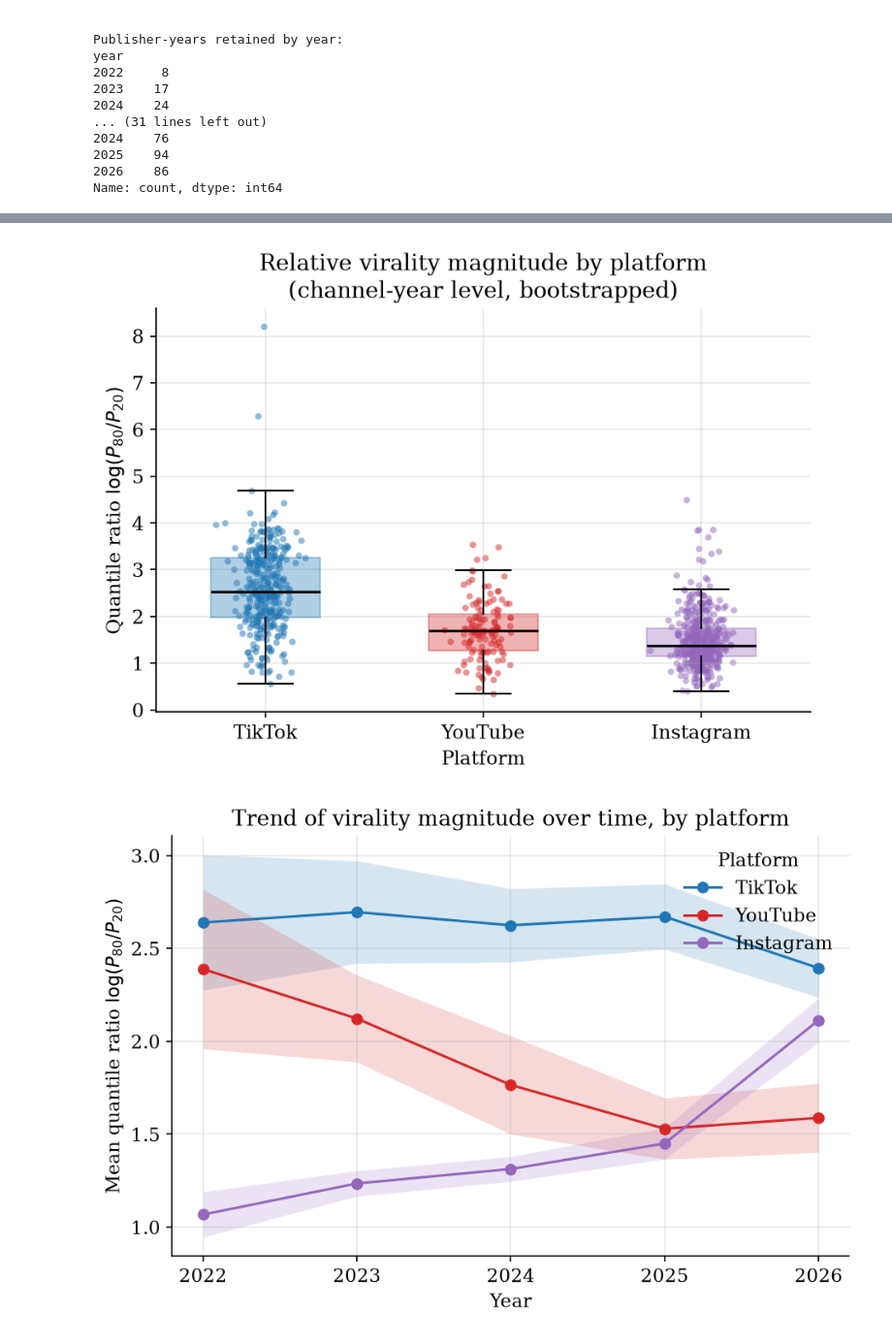
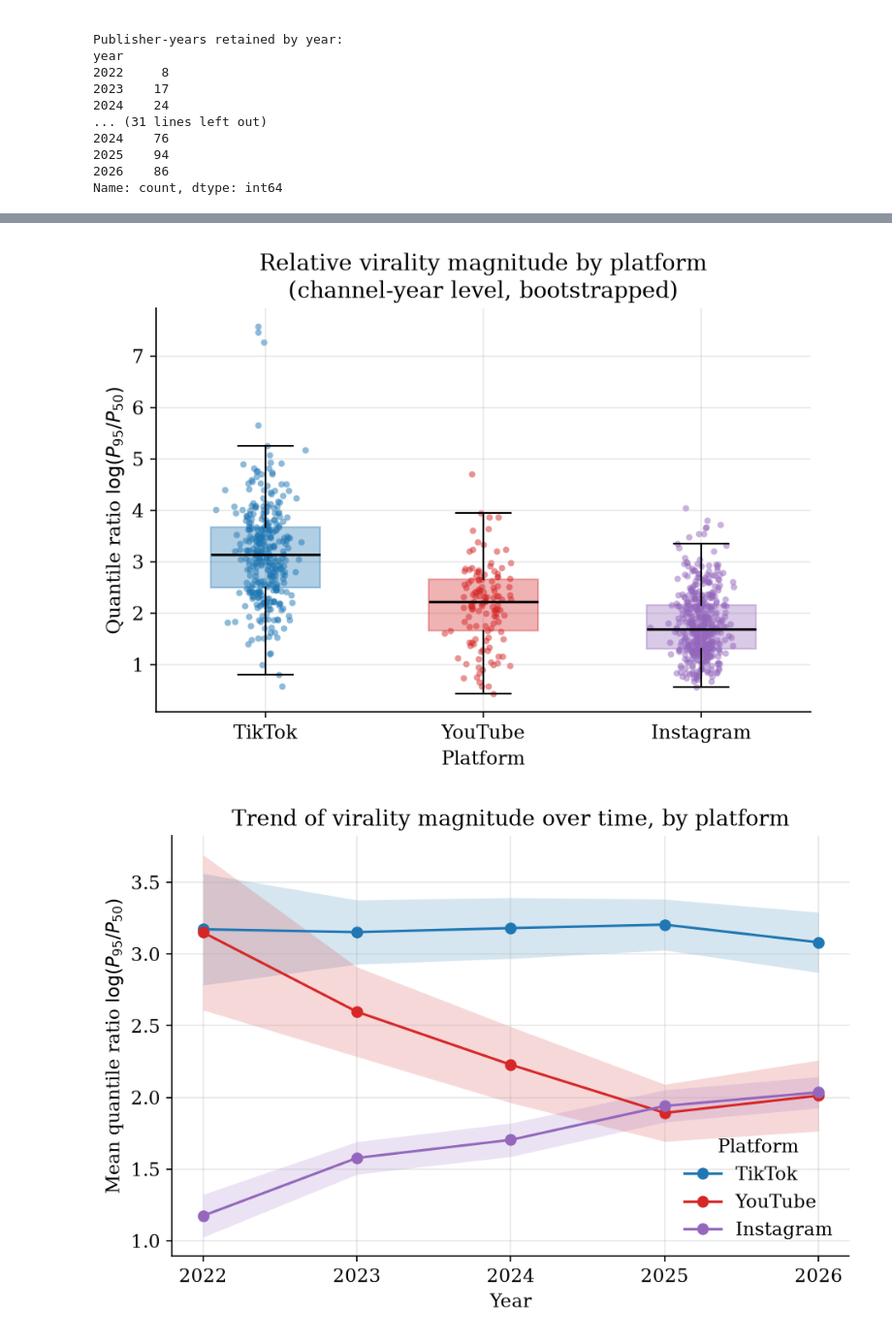
Before and after one commit to Nefeli-Apostolou/Virality-on-Shorts, a Jupyter notebook: code/5_quantile_ratio.ipynb, the cells around one changed output, grey strips where cells are left out. Shown at 97% size. Drawn from its saved outputs; the diff is of its cells as text; code cells hidden in the pictures.

```diff
--- a/code/5_quantile_ratio.ipynb
+++ b/code/5_quantile_ratio.ipynb
@@ -104,8 +104,8 @@ N_BOOT = 100
 B_REPLICATES = 100
 
 # --- Parametro iniziale: percentile più alto usato nel quantile ratio ---
-Q_HIGH = 0.80      # percentile alto (es. 0.95 = P95)
-Q_LOW = 0.20       # percentile basso di riferimento (mediana)
+Q_HIGH = 0.95      # percentile alto (es. 0.95 = P95)
+Q_LOW = 0.5       # percentile basso di riferimento (mediana)
 
 FIGURE_DIR = "figures_A"
 
@@ -310,7 +310,7 @@ Preview of channel-year summary table:
 ... (31 lines left out)
 
 Saved: virality_option_a_summary.csv
 
 Saved 3 figures (PDF + PNG) to 'figures_A/'
-[figure, old version]
+[figure, new version]
-[figure, old version]
+[figure, new version]
```
Also changed, not shown: parts of 1 cell of this notebook.
